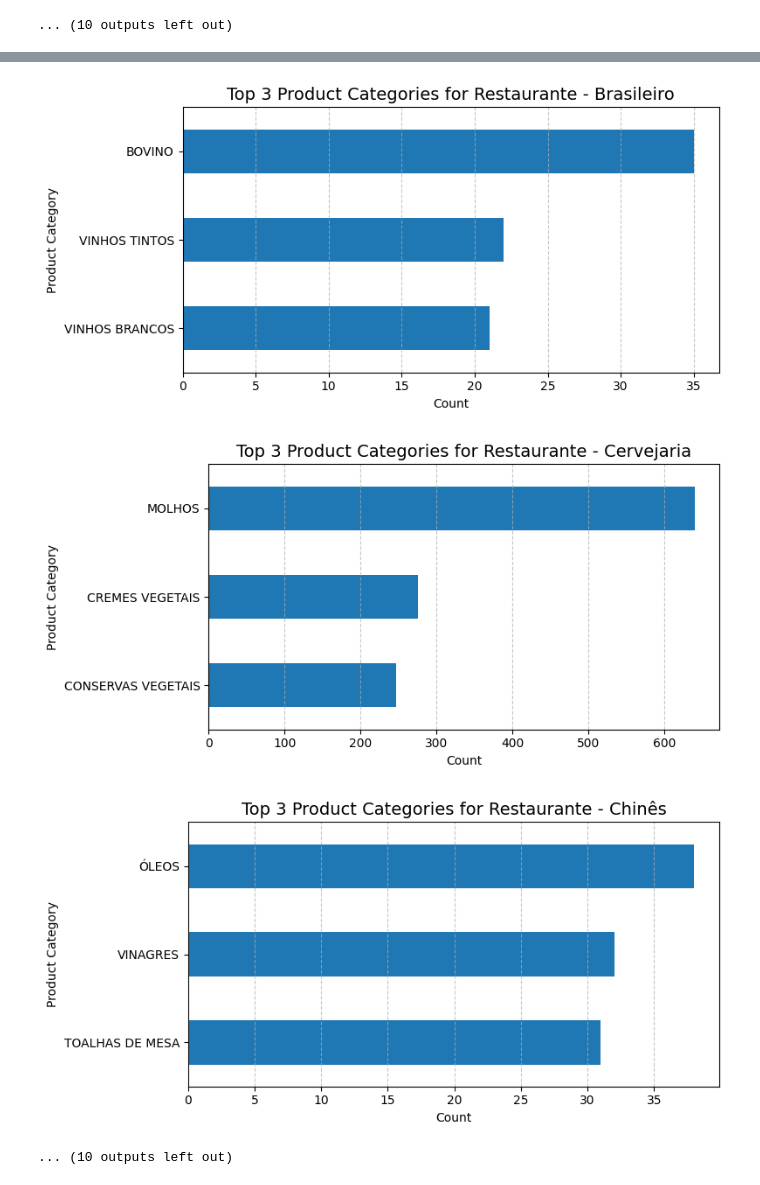
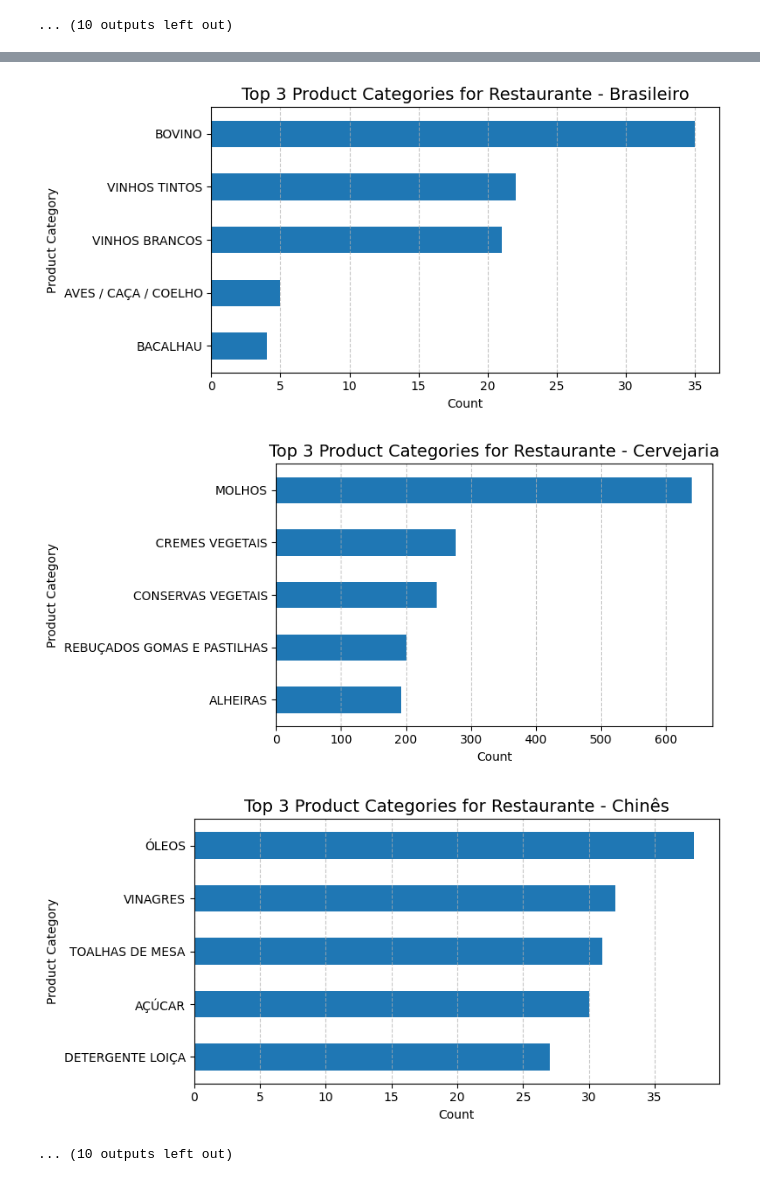
Before and after one commit to philippedut/BC_DA_Rechio, a Jupyter notebook: Notebooks/Main.ipynb, the cells around one changed output, grey strips where cells are left out. Drawn from its saved outputs; the diff is of its cells as text; code cells hidden in the pictures.

```diff
--- a/Notebooks/Main.ipynb
+++ b/Notebooks/Main.ipynb
@@ -222,2 +236,5 @@ products[products['Product Description'].duplicated(keep=False)].sort_values('Pr
 
 - No duplicate rows or product IDs. However, in some cases (10), different product IDs have the same Product Description and ID Product Category. These are duplicate entries, so this will need to be addressed.
+# %%
+for _,group in products.groupby('ID Product Category'):
+    display(group.sort_values(by='Product Description'))
@@ -494,11 +652,11 @@ for i, group in df.groupby('ID Client Type'):
 [figure]
 ... (10 outputs left out)
 # %%
-# Now we will see the top 3 product categories sold for each client type
+# Now we will see the top 5 product categories sold for each client type
 
 for i, group in df.groupby('ID Client Type'):
     plt.figure(figsize=(8, 4))
-    group['ID Product Category'].value_counts().head(3).iloc[::-1].plot(kind='barh')
+    group['ID Product Category'].value_counts().head(5).iloc[::-1].plot(kind='barh')
     plt.title(f'Top 3 Product Categories for {i}', fontsize=plots_Title_fontSize, color=plots_Title_textColour)
     plt.xlabel('Count', fontsize=subPlots_xAxis_fontSize)
     plt.ylabel('Product Category', fontsize=subPlots_yAxis_fontSize)
@@ -520,5 +678,5 @@ for i, group in df.groupby('ID Client Type'):
-[figure, old version]
+[figure, new version]
-[figure, old version]
+[figure, new version]
-[figure, old version]
+[figure, new version]
 ... (10 outputs left out)
 # %% [markdown]
```
Also changed, not shown: parts of 19 cells of this notebook.
